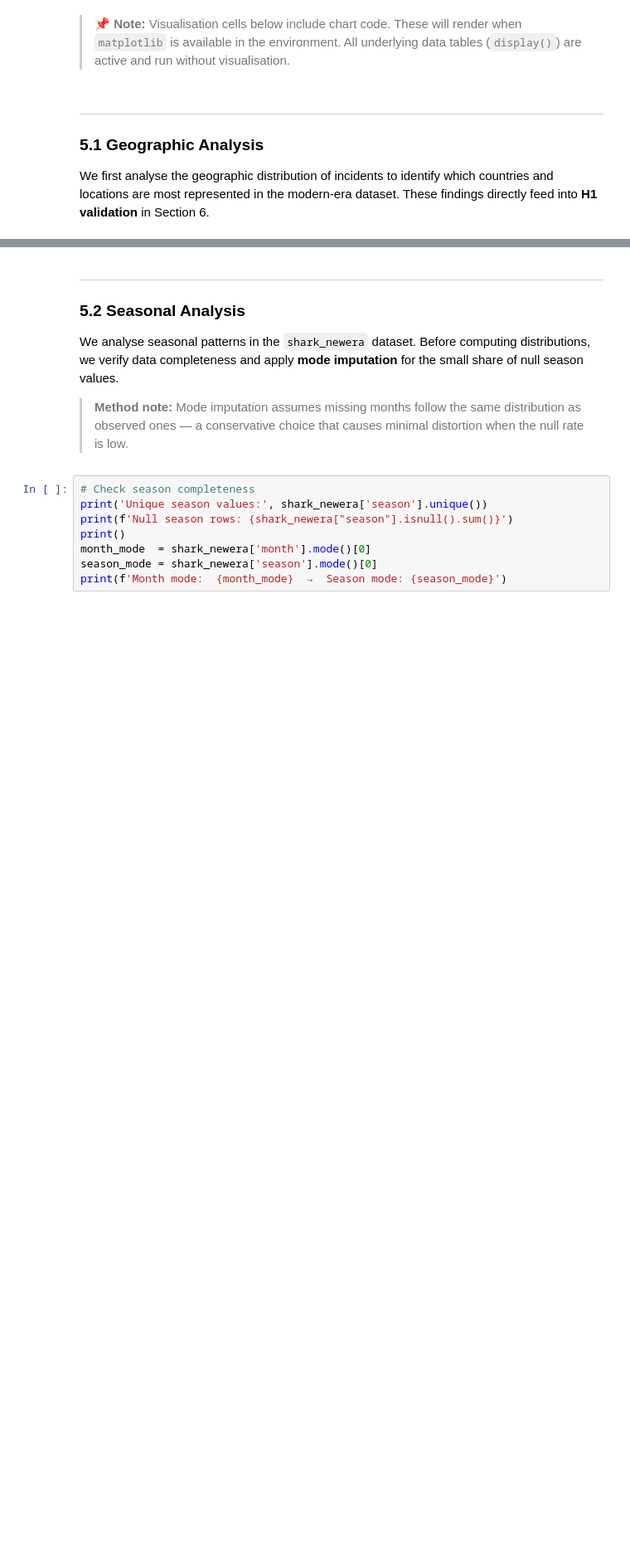
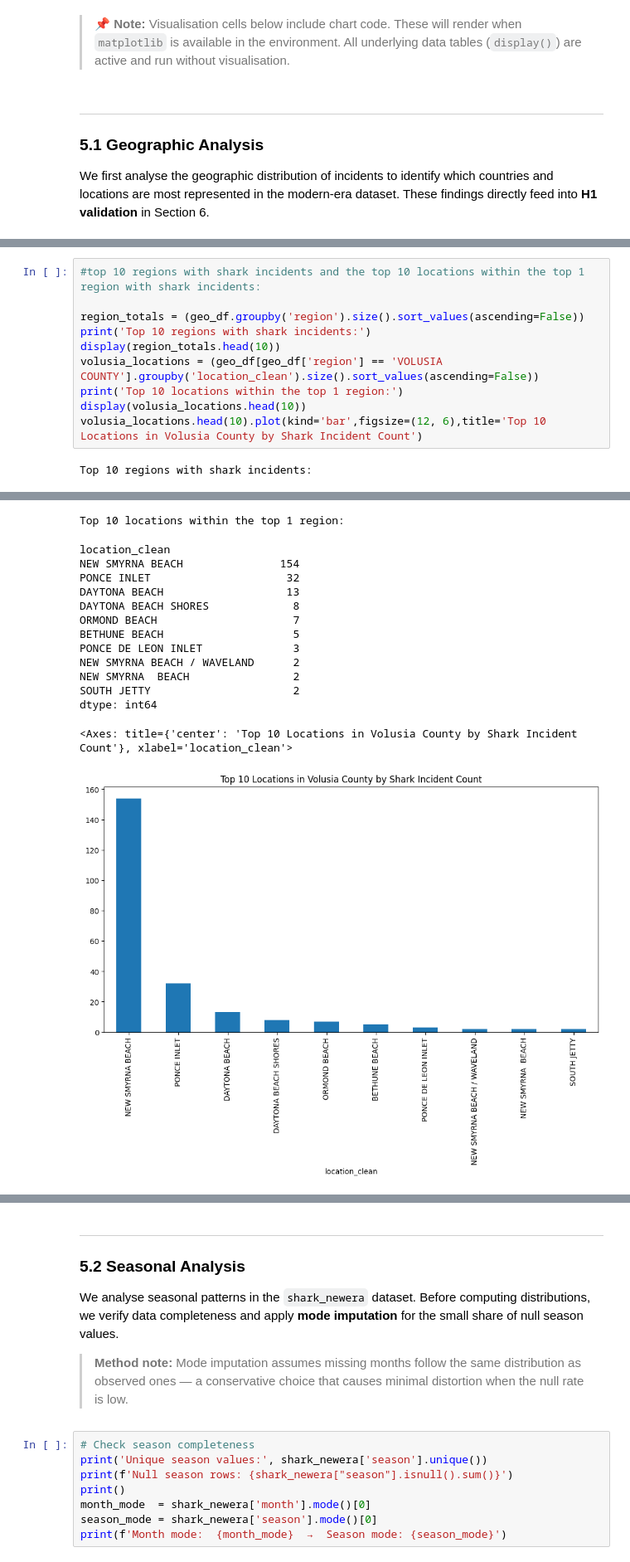
Before and after one commit to cadiyubu/Week2_Shark_Miniproject-, a Jupyter notebook: Shark_df_Analysis.ipynb, the cells around one changed output, grey strips where cells are left out. Shown at 83% size. Cells and saved outputs as stored; diff of their text form; blank space fills up the shorter version.

```diff
--- a/Shark_df_Analysis.ipynb
+++ b/Shark_df_Analysis.ipynb
@@ -1022,0 +1054,12 @@ top_locations.plot(
+# %%
+#top 10 regions with shark incidents and the top 10 locations within the top 1 region with shark incidents:
+
+region_totals = (geo_df.groupby('region').size().sort_values(ascending=False))
+print('Top 10 regions with shark incidents:')
+display(region_totals.head(10))
+volusia_locations = (geo_df[geo_df['region'] == 'VOLUSIA COUNTY'].groupby('location_clean').size().sort_values(ascending=False))
+print('Top 10 locations within the top 1 region:')
+display(volusia_locations.head(10))
+volusia_locations.head(10).plot(kind='bar',figsize=(12, 6),title='Top 10 Locations in Volusia County by Shark Incident Count')
+# %% [output]
+Top 10 regions with shark incidents:
@@ -1023,3 +1078,18 @@ top_locations.plot(
+Top 10 locations within the top 1 region:
+location_clean
+NEW SMYRNA BEACH               154
+PONCE INLET                     32
+DAYTONA BEACH                   13
+DAYTONA BEACH SHORES             8
+ORMOND BEACH                     7
+BETHUNE BEACH                    5
+PONCE DE LEON INLET              3
+NEW SMYRNA BEACH / WAVELAND      2
+NEW SMYRNA  BEACH                2
+SOUTH JETTY                      2
+dtype: int64
+<Axes: title={'center': 'Top 10 Locations in Volusia County by Shark Incident Count'}, xlabel='location_clean'>
+[figure, added]
 # %%
 # Species distribution — top 10 most recorded species (2000–2026)
 # Note: UNKNOWN represents a large share — this is a dataset characteristic,
```
Also changed, not shown: parts of 25 cells of this notebook.
